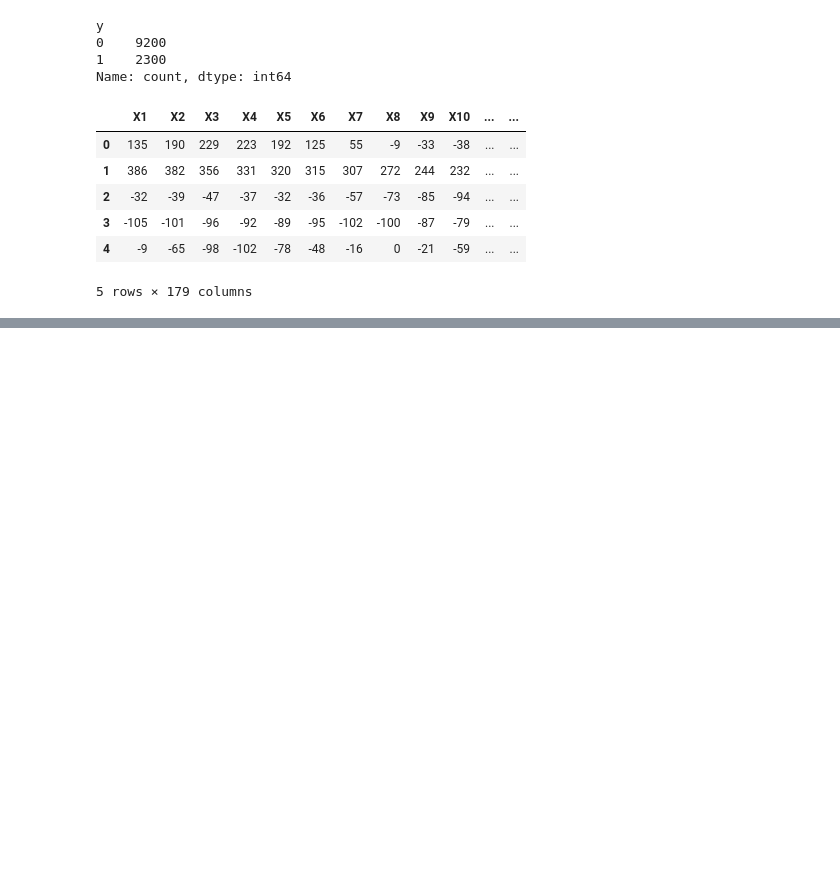
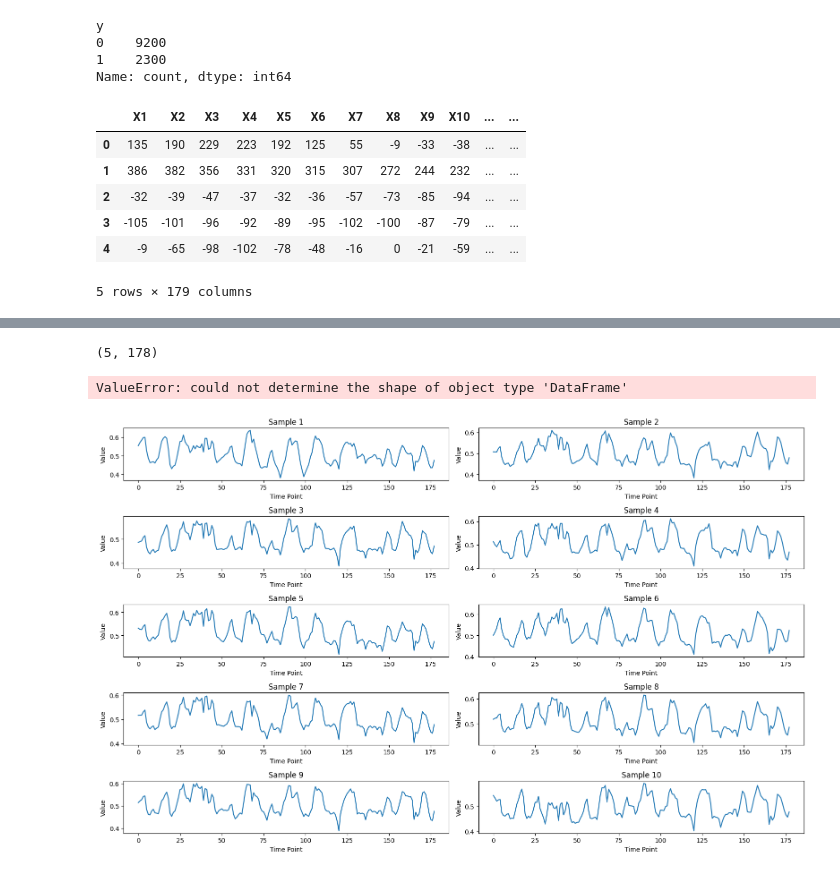
Before and after one commit to danial-25/img-to-timeseries, a Jupyter notebook: training.ipynb, the cells around one changed output, grey strips where cells are left out. Saved outputs shown, nothing was run; the diff lists cells and outputs as text; code cells hidden in the pictures; blank space fills up the shorter version.

```diff
--- a/training.ipynb
+++ b/training.ipynb
@@ -453,0 +612,58 @@ tensor(1.8297e-06, grad_fn=<SqueezeBackward0>)
+# %%
+
+poi=np.random.randn(5,178)
+# indices = np.linspace(0, len(X_ch_flat) - 1, 178, dtype=int)
+# indices = np.linspace(0, len(poi) - 1, 178, dtype=int)
+
+# print(indices)
+# # Use the indices to sample from the original array
+# # sampled_points = X_ch_flat[indices]
+
+# sampled_points = poi[indices]
+
+sampled_points = sampled_points[:, np.newaxis]
+
+# print(sampled_points.shape)
+# print(sampled_points)
+
+# print(sampled_points.reshape(-1,1).shape)
+
+# Reshape sampled_points to (1, 178)
+
+# sampled_points = sampled_points.reshape(5, 178)
+# sampled_points=np.random.rand(1,178)
+
+# Pass through the model
+# plt.scatter(x=range(178),y=sampled_points.reshape(178,1))  # Plot the flattened values
+
+# plt.xlabel('Time Point')  # Add x-axis label
+# plt.ylabel('Value')       # Add y-axis label
+# plt.title('Time Series from Smoothed Values')  # Title of the plot
+# plt.grid()               # Add grid lines for better readability
+# plt.show()
+
+
+print(poi.shape)
+
+poi=samples_to_plot
+# sampled_points=np.random.rand((1,178))
+outputs = model(torch.tensor(poi, dtype=torch.float32))
+
+print("Predicted probability of the positive class:", outputs)
+# %% [output]
+(5, 178)
+ValueError: could not determine the shape of object type 'DataFrame'
+# %%
+plt.figure(figsize=(16, 10))  # Adjust the figure size if necessary
+
+for i, sample in enumerate(samples_to_plot):
+    plt.subplot(5, 2, i + 1)  # 2 rows, 5 columns
+    plt.plot(range(178), sample)  # Plot the time series for the current sample
+    plt.title(f'Sample {i + 1}')  # Title for each subplot
+    plt.xlabel('Time Point')
+    plt.ylabel('Value')
+
+plt.tight_layout()  # Adjust layout to prevent overlap
+plt.show()
+# %% [output]
+[figure, added]
```
Also changed, not shown: parts of 13 cells of this notebook, 22 other files.
